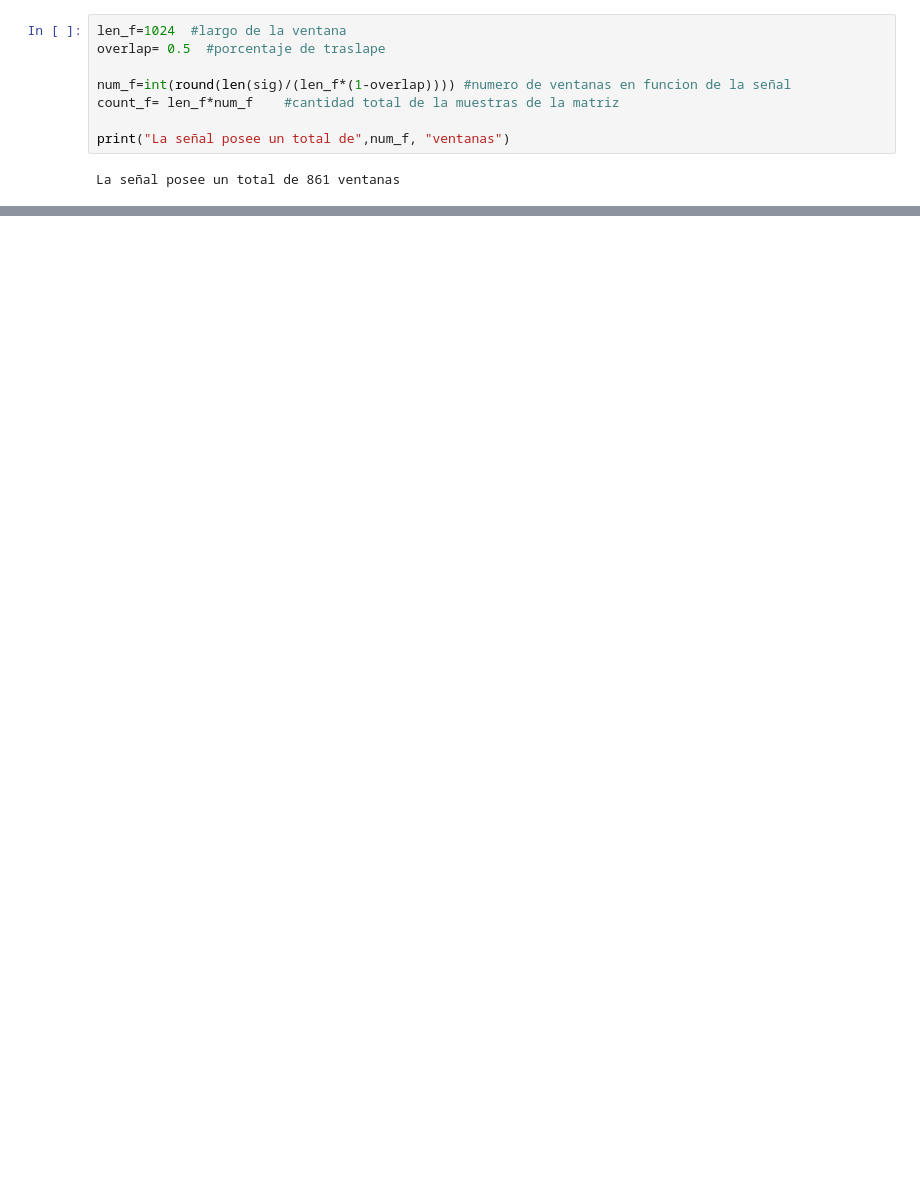
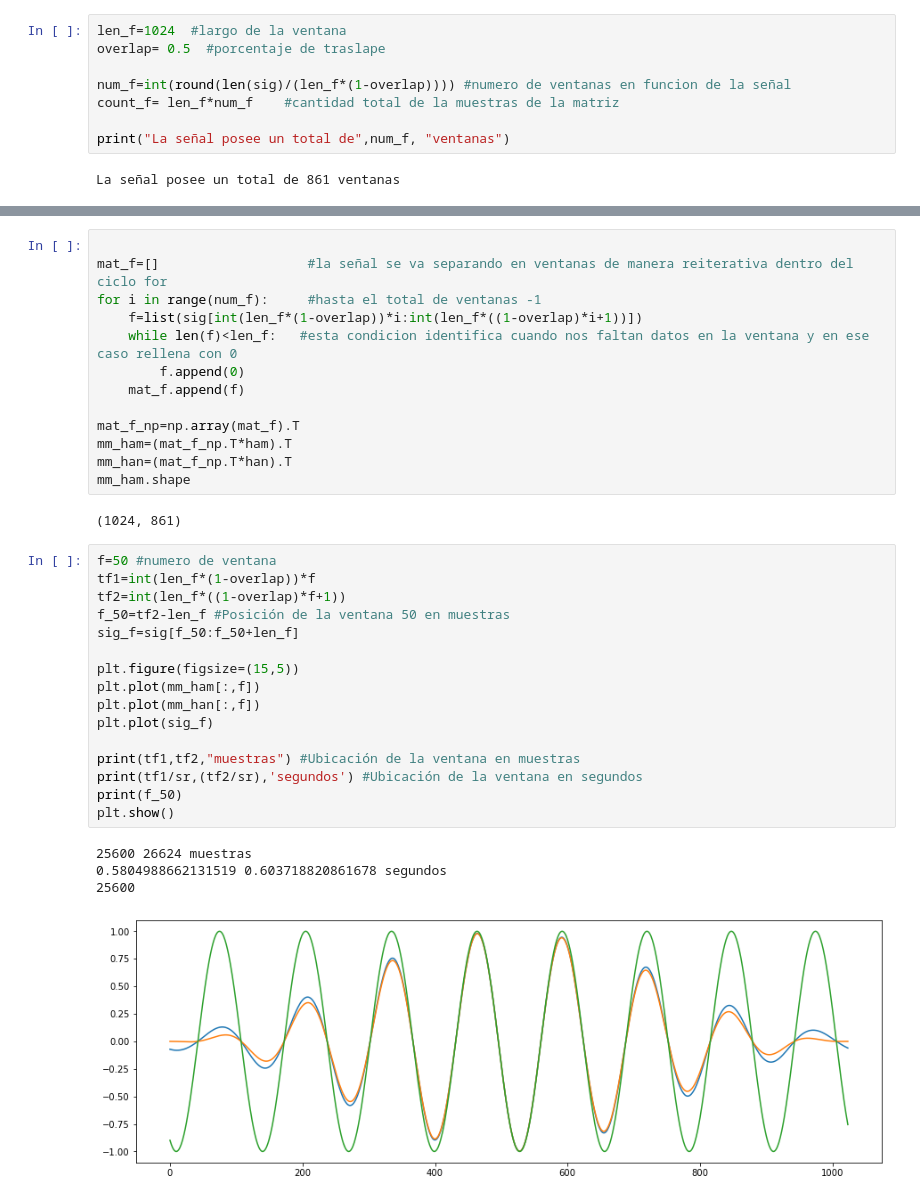
Before and after one commit to Felipe-Veli/Trabajo-2-y-3-Se-ales, a Jupyter notebook: STFT_1.ipynb, the cells around one changed output, grey strips where cells are left out. Saved outputs shown, nothing was run; the diff lists cells and outputs as text; blank space fills up the shorter version.

```diff
--- a/STFT_1.ipynb
+++ b/STFT_1.ipynb
@@ -106,0 +119,36 @@ plt.show()
+# %%
+
+mat_f=[]                   #la señal se va separando en ventanas de manera reiterativa dentro del ciclo for
+for i in range(num_f):     #hasta el total de ventanas -1
+    f=list(sig[int(len_f*(1-overlap))*i:int(len_f*((1-overlap)*i+1))])
+    while len(f)<len_f:   #esta condicion identifica cuando nos faltan datos en la ventana y en ese caso rellena con 0
+        f.append(0)
+    mat_f.append(f)
+
+mat_f_np=np.array(mat_f).T
+mm_ham=(mat_f_np.T*ham).T
+mm_han=(mat_f_np.T*han).T
+mm_ham.shape
+# %% [output]
+(1024, 861)
+# %%
+f=50 #numero de ventana
+tf1=int(len_f*(1-overlap))*f
+tf2=int(len_f*((1-overlap)*f+1))
+f_50=tf2-len_f #Posición de la ventana 50 en muestras
+sig_f=sig[f_50:f_50+len_f]
+
+plt.figure(figsize=(15,5))
+plt.plot(mm_ham[:,f])
+plt.plot(mm_han[:,f])
+plt.plot(sig_f)
+
+print(tf1,tf2,"muestras") #Ubicación de la ventana en muestras
+print(tf1/sr,(tf2/sr),'segundos') #Ubicación de la ventana en segundos
+print(f_50)
+plt.show()
+# %% [output]
+25600 26624 muestras
+0.5804988662131519 0.603718820861678 segundos
+25600
+[figure, added]
```
Also changed, not shown: parts of 16 cells of this notebook, 1 other file.
